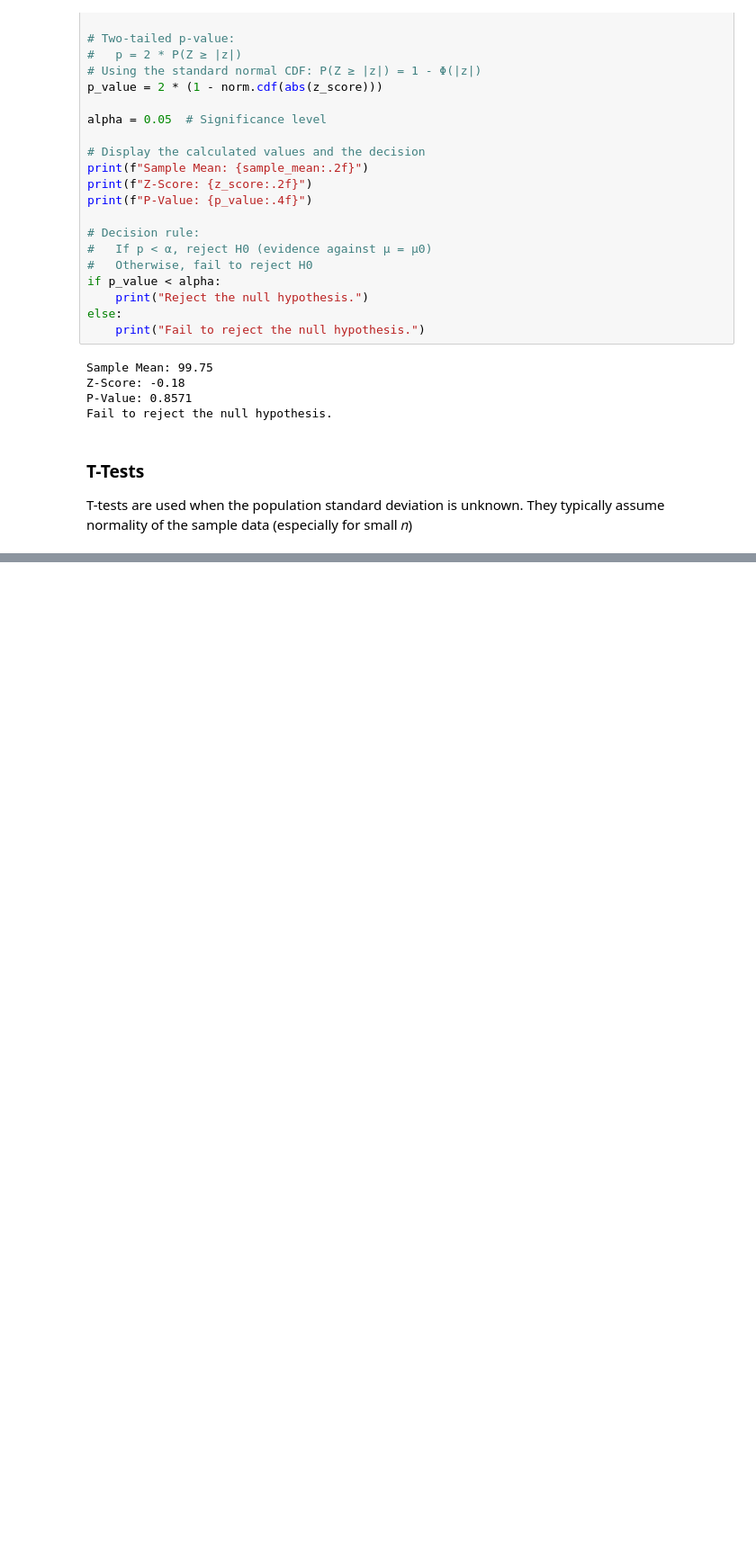
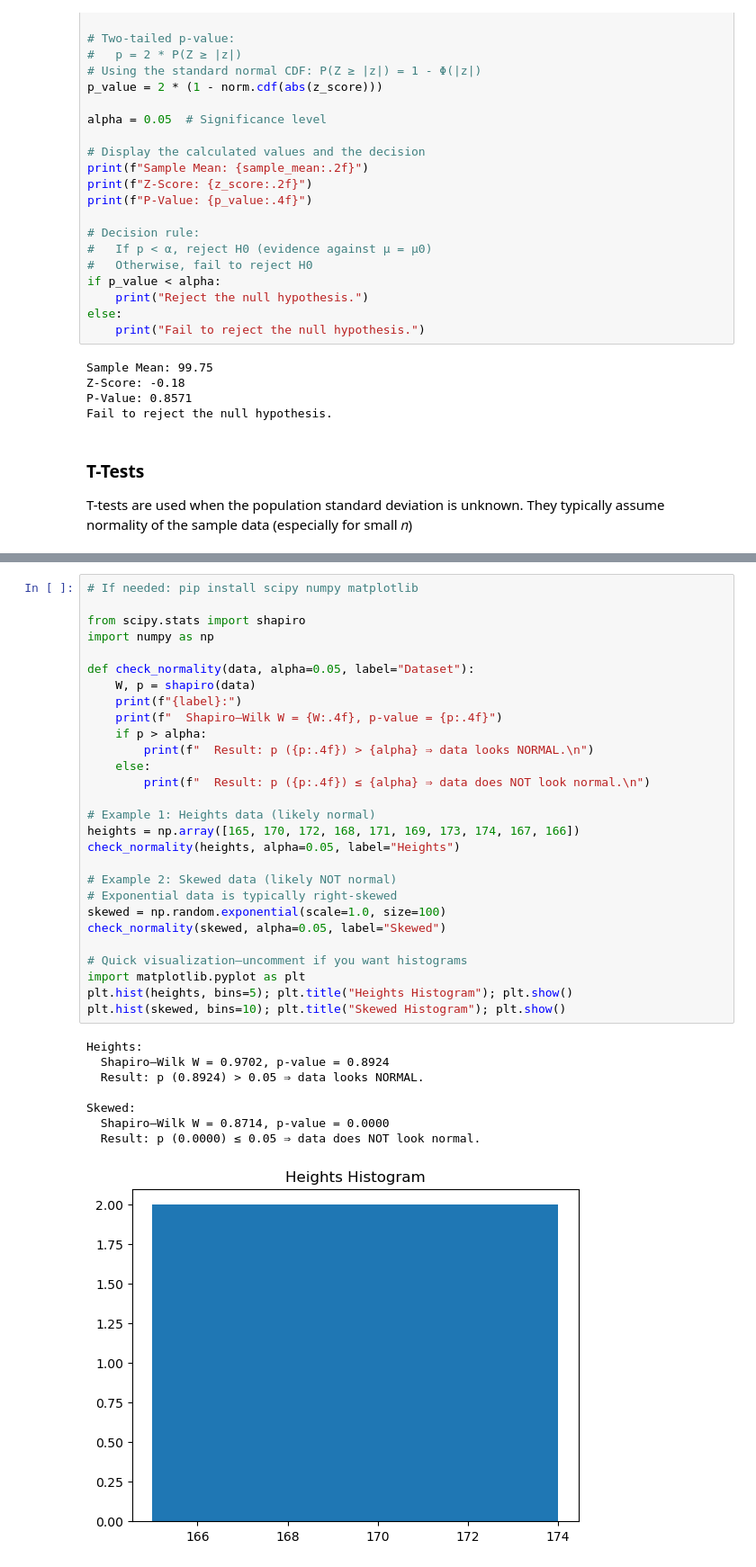
Before and after one commit to adac3210/data-science-bootcamp, a Jupyter notebook: Lecture06/Exercises/Hypothesis_Testing.ipynb, the cells around one changed output, grey strips where cells are left out. Shown: that part at 90% size. Drawn from its saved outputs; the diff is of its cells as text; blank space fills up the shorter version.

Commit message:
check in code

```diff
--- a/Lecture06/Exercises/Hypothesis_Testing.ipynb
+++ b/Lecture06/Exercises/Hypothesis_Testing.ipynb
@@ -370,0 +2037,37 @@ There’s **strong evidence** that the average height is **greater than 165 cm**
+# %%
+# If needed: pip install scipy numpy matplotlib
+
+from scipy.stats import shapiro
+import numpy as np
+
+def check_normality(data, alpha=0.05, label="Dataset"):
+    W, p = shapiro(data)
+    print(f"{label}:")
+    print(f"  Shapiro–Wilk W = {W:.4f}, p-value = {p:.4f}")
+    if p > alpha:
+        print(f"  Result: p ({p:.4f}) > {alpha} ⇒ data looks NORMAL.\n")
+    else:
+        print(f"  Result: p ({p:.4f}) ≤ {alpha} ⇒ data does NOT look normal.\n")
+
+# Example 1: Heights data (likely normal)
+heights = np.array([165, 170, 172, 168, 171, 169, 173, 174, 167, 166])
+check_normality(heights, alpha=0.05, label="Heights")
+
+# Example 2: Skewed data (likely NOT normal)
+# Exponential data is typically right-skewed
+skewed = np.random.exponential(scale=1.0, size=100)
+check_normality(skewed, alpha=0.05, label="Skewed")
+
+# Quick visualization—uncomment if you want histograms
+import matplotlib.pyplot as plt
+plt.hist(heights, bins=5); plt.title("Heights Histogram"); plt.show()
+plt.hist(skewed, bins=10); plt.title("Skewed Histogram"); plt.show()
+# %% [output]
+Heights:
+  Shapiro–Wilk W = 0.9702, p-value = 0.8924
+  Result: p (0.8924) > 0.05 ⇒ data looks NORMAL.
+
+Skewed:
+  Shapiro–Wilk W = 0.8714, p-value = 0.0000
+  Result: p (0.0000) ≤ 0.05 ⇒ data does NOT look normal.
+[figure, added]
```
Also changed, not shown: parts of 26 cells of this notebook.
